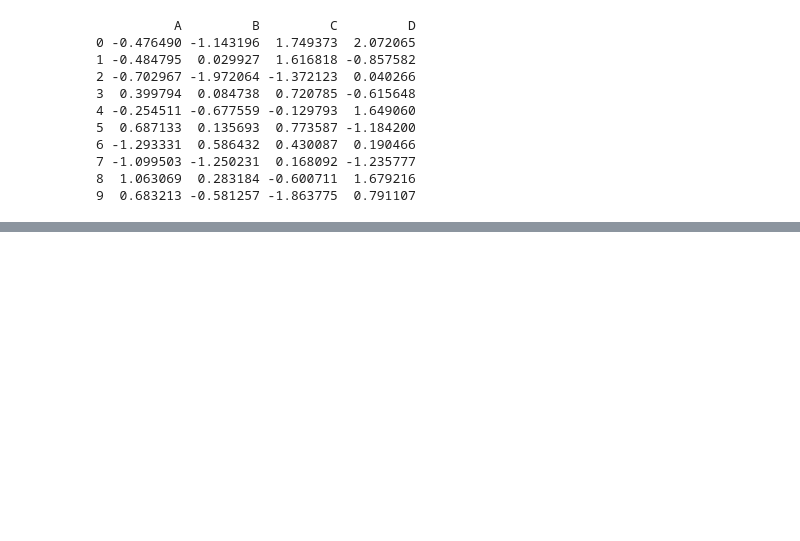
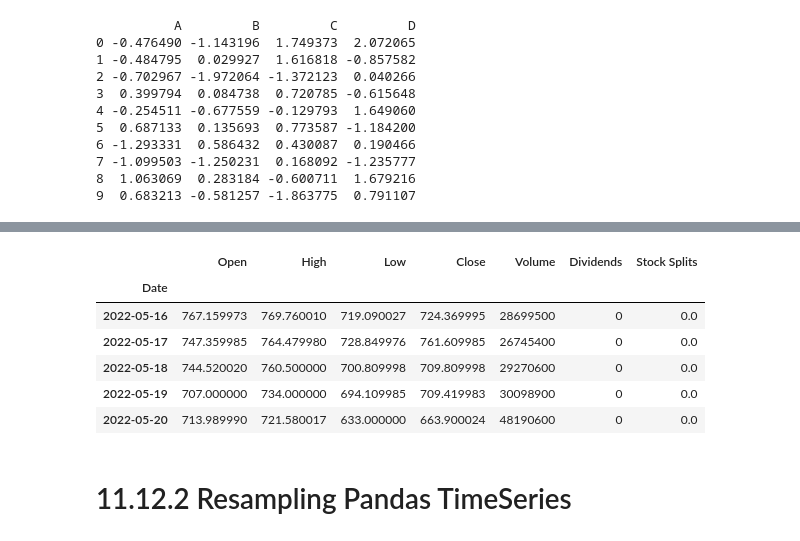
Before and after one commit to gr8bipin/python_basics_finance, a Jupyter notebook: pandas_module.ipynb, the cells around one changed output, grey strips where cells are left out. Saved outputs shown, nothing was run; the diff lists cells and outputs as text; code cells hidden in the pictures; blank space fills up the shorter version.

```diff
--- a/pandas_module.ipynb
+++ b/pandas_module.ipynb
@@ -1673,0 +1813,4 @@ print(df3)
+# %%
+import pandas as pd
+df = pd.read_csv('/home/bipinhyoju/Downloads/csv files/TSLA.csv')
+df.tail()
@@ -1673,0 +1828,11 @@ print(df3)
+# %%
+df = df.set_index('Date')
+df.tail()
+# %% [output]
+|  | Open | High | Low | Close | Volume | Dividends | Stock Splits |
+| Date |  |  |  |  |  |  |  |
+| 2022-05-16 | 767.159973 | 769.760010 | 719.090027 | 724.369995 | 28699500 | 0 | 0.0 |
+| 2022-05-17 | 747.359985 | 764.479980 | 728.849976 | 761.609985 | 26745400 | 0 | 0.0 |
+| 2022-05-18 | 744.520020 | 760.500000 | 700.809998 | 709.809998 | 29270600 | 0 | 0.0 |
+| 2022-05-19 | 707.000000 | 734.000000 | 694.109985 | 709.419983 | 30098900 | 0 | 0.0 |
+| 2022-05-20 | 713.989990 | 721.580017 | 633.000000 | 663.900024 | 48190600 | 0 | 0.0 |
@@ -1673,0 +1841,2 @@ print(df3)
+# %% [markdown]
+# 11.12.2 Resampling Pandas TimeSeries
```
Also changed, not shown: parts of 25 cells of this notebook.
